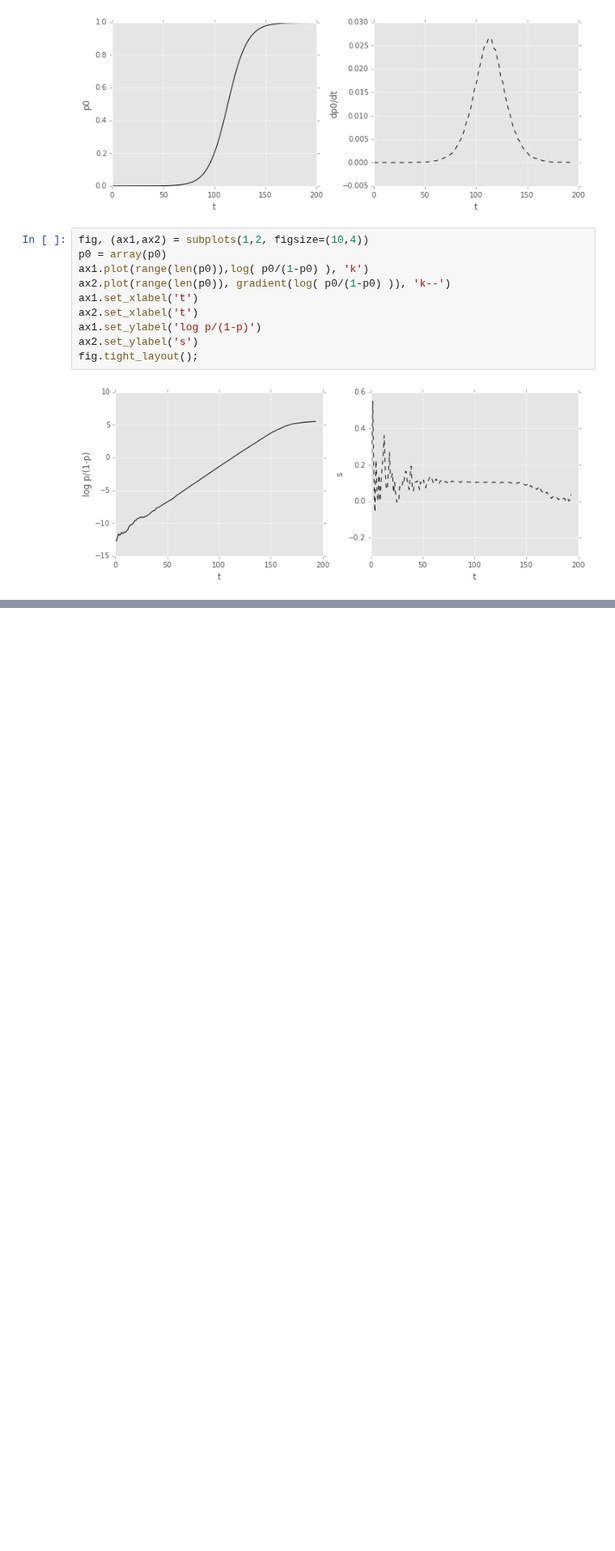
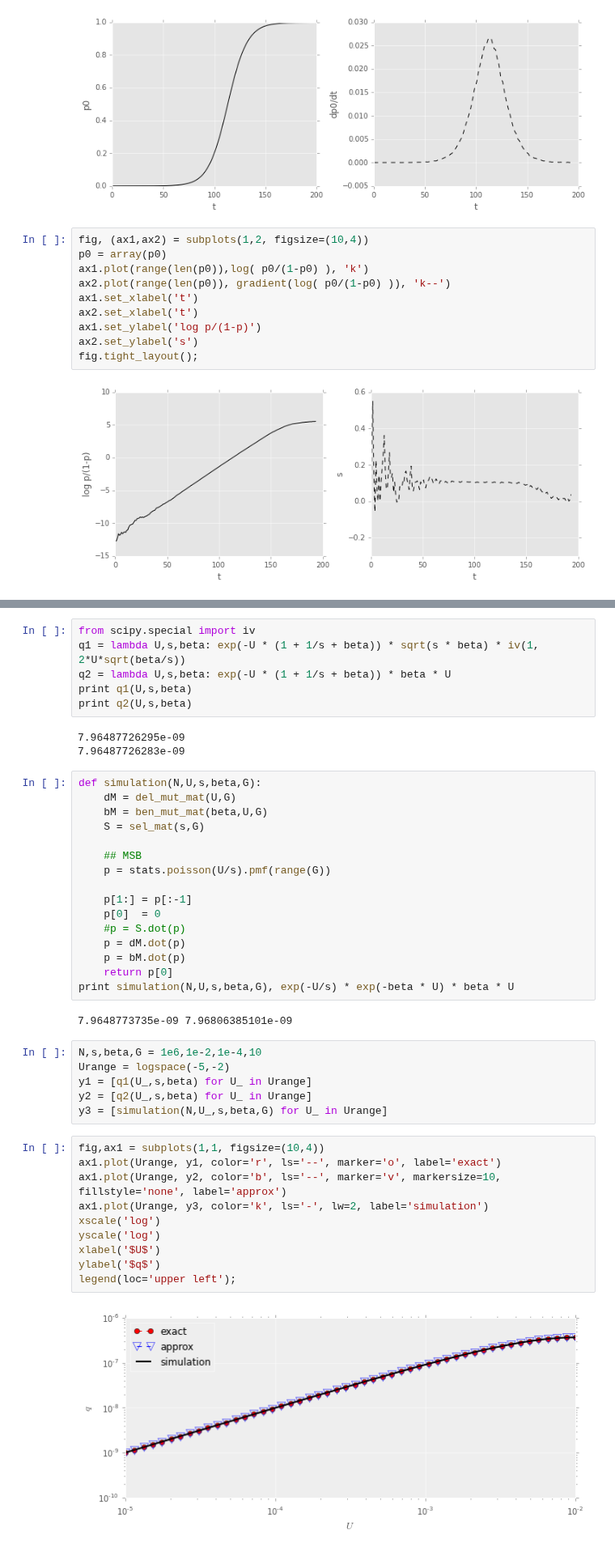
Before and after one commit to yoavram/mamba, a Jupyter notebook: simarba/adaptation model.ipynb, the cells around one changed output, grey strips where cells are left out. Shown at 81% size. Drawn from its saved outputs; the diff is of its cells as text; blank space fills up the shorter version.

```diff
--- a/simarba/adaptation model.ipynb
+++ b/simarba/adaptation model.ipynb
@@ -148,0 +175,45 @@ fig.tight_layout();
+# %%
+from scipy.special import iv
+q1 = lambda U,s,beta: exp(-U * (1 + 1/s + beta)) * sqrt(s * beta) * iv(1, 2*U*sqrt(beta/s))
+q2 = lambda U,s,beta: exp(-U * (1 + 1/s + beta)) * beta * U
+print q1(U,s,beta)
+print q2(U,s,beta)
+# %% [output]
+7.96487726295e-09
+7.96487726283e-09
+# %%
+def simulation(N,U,s,beta,G):
+    dM = del_mut_mat(U,G)
+    bM = ben_mut_mat(beta,U,G)
+    S = sel_mat(s,G)
+
+    ## MSB
+    p = stats.poisson(U/s).pmf(range(G))
+
+    p[1:] = p[:-1]
+    p[0]  = 0
+    #p = S.dot(p)
+    p = dM.dot(p)
+    p = bM.dot(p)
+    return p[0]
+print simulation(N,U,s,beta,G), exp(-U/s) * exp(-beta * U) * beta * U
+# %% [output]
+7.9648773735e-09 7.96806385101e-09
+# %%
+N,s,beta,G = 1e6,1e-2,1e-4,10
+Urange = logspace(-5,-2)
+y1 = [q1(U_,s,beta) for U_ in Urange]
+y2 = [q2(U_,s,beta) for U_ in Urange]
+y3 = [simulation(N,U_,s,beta,G) for U_ in Urange]
+# %%
+fig,ax1 = subplots(1,1, figsize=(10,4))
+ax1.plot(Urange, y1, color='r', ls='--', marker='o', label='exact')
+ax1.plot(Urange, y2, color='b', ls='--', marker='v', markersize=10, fillstyle='none', label='approx')
+ax1.plot(Urange, y3, color='k', ls='-', lw=2, label='simulation')
+xscale('log')
+yscale('log')
+xlabel('$U$')
+ylabel('$q$')
+legend(loc='upper left');
+# %% [output]
+[figure, added]
```
Also changed, not shown: parts of 23 cells of this notebook.
